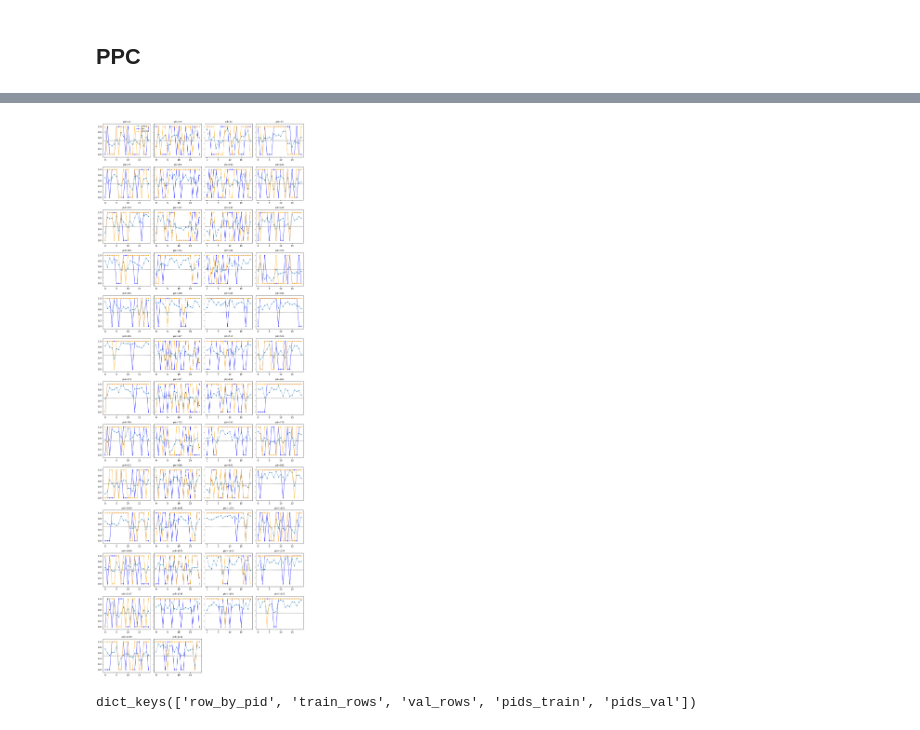
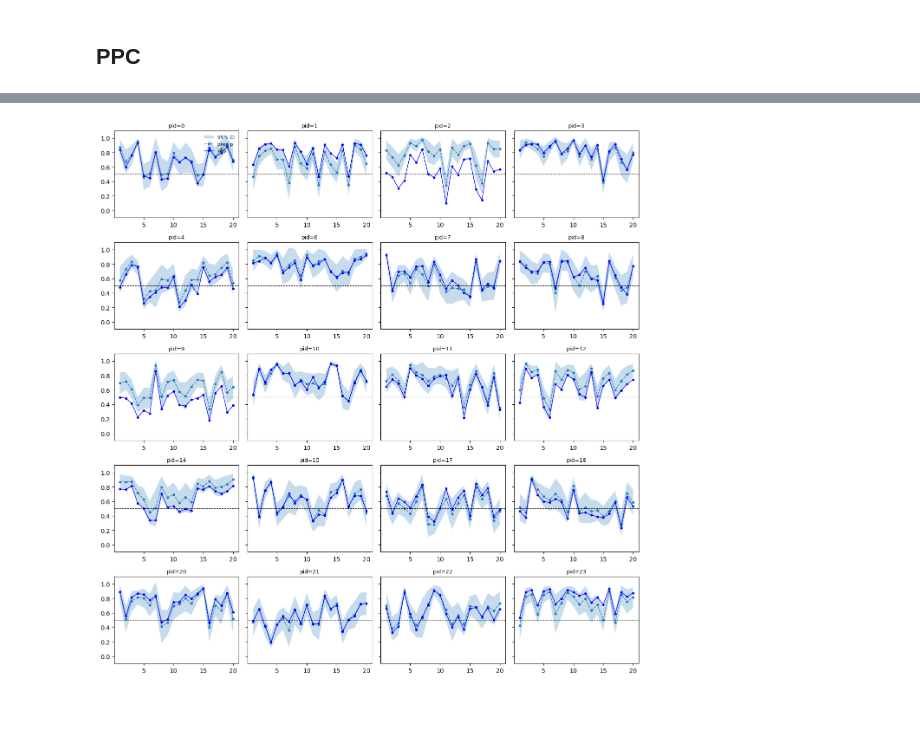
Before and after one commit to Ali-Setareh/SeqGPLVM_FEMSM, a Jupyter notebook: notebooks/model_inspection.ipynb, the cells around one changed output, grey strips where cells are left out. Saved outputs shown, nothing was run; the diff lists cells and outputs as text; code cells hidden in the pictures.

```diff
--- a/notebooks/model_inspection.ipynb
+++ b/notebooks/model_inspection.ipynb
@@ -62,7 +62,7 @@ print(df_idx.shape)
 48	821f6a991a
 49	1fd206a4f4
 # %%
-model_name = "seqgplvm_val"
+model_name = "seqgplvm"
 device = "cuda"
 tid = 9
 train_id = df_idx.train_id.unique()[tid]
@@ -133,7 +120,7 @@ plt.hist(param_hist["gps.10.variational_strategy.inducing_points"][0][:,2])
 # %%
 from utils.inspectors import plot_param_history
 
-key = 'Z_val.q_mu'
+key = 'Z.q_mu'
 fig = plot_param_history(param_hist = param_hist, key= key, ls_num=3, x_start= 0, x_step=config["logging"]["param_logging_freq"])
 fig
 # %% [output]
@@ -219,6 +206,7 @@ import torch
 from utils.propensity import propensity_dir
 path = propensity_dir(cwd/Path("./results").expanduser(), "seqgplvm", train_id)
 payload = torch.load(path/f"loggps_{train_id}.pt", map_location="cpu")
+propensity_score = payload["propensity"]
 # %% [output]
 You are using `torch.load` with `weights_only=False` (the current default value), which uses the default pickle module implicitly. It is possible to construct malicious pickle data which will execute  ...
 # %% [markdown]
@@ -235,3 +222,0 @@ plt.show()
-# %%
-propensity_score =  payload["log_gps"].exp()
-a_samples = payload["A_samples"]
@@ -251,56 +245,52 @@ plt.legend()
 import numpy as np
 import matplotlib.pyplot as plt
 
-def plot_patient_grid(pids, a_predicted, df, id2row=None, ncols=4):
+def plot_patient_grid(pids, df, ncols=4):
     """
     pids: list of patient_ids to show
-    a_predicted: array-like (N,T) of predicted probs (indexed by row), or dict pid->(T,)
     df: DataFrame with columns ['patient_id','t','D'] (or at least patient_id & D in order)
-    id2row: optional dict pid->row index (if a_predicted is (N,T) by row)
     ncols: number of columns in the grid
     """
     n = len(pids)
     ncols = min(ncols, n)
     nrows = int(np.ceil(n / ncols))
     fig, axes = plt.subplots(nrows, ncols, figsize=(3.2*ncols, 2.6*nrows), sharey=True)
     axes = np.atleast_1d(axes).ravel()
 
     for ax, pid in zip(axes, pids):
         # get predicted traj
-        if isinstance(a_predicted, dict):
-            pred = np.asarray(a_predicted[pid])
-        else:
-            row = id2row[pid] if id2row is not None else pid
-            pred = np.asarray(a_predicted[row])
+        t = df.loc[df.patient_id == pid, "t"].to_numpy()
+        pred = df.loc[df.patient_id == pid, "phat_mean"].to_numpy()
 
         # get observed traj (assumes rows are in time order)
-        obs = df.loc[df.patient_id == pid, "D"].to_numpy()
+        obs = df.loc[df.patient_id == pid, "p_true"].to_numpy()
 
-        ax.plot(pred, "--.", lw=1, label="pred p")
-        ax.plot(obs, ".-", c="blue", lw=1, label="obs")
-        ax.plot((pred >= 0.5).astype(int), ".-", c="orange", lw=1, label="pred 0/1")
+
+
+        # confidence band
+        lo = df.loc[df.patient_id == pid, "phat_mean"] - 1.96 * df.loc[df.patient_id == pid, "phat_std"]
+        hi = df.loc[df.patient_id == pid, "phat_mean"] + 1.96 * df.loc[df.patient_id == pid, "phat_std"]
+        ax.fill_between(t, lo, hi, alpha=0.25, linewidth=0, label="95% CI")
+
+        ax.plot(t,pred, "--.", lw=1, label="pred p")
+        ax.plot(t,obs, ".-", c="blue", lw=1, label="obs")
+        #ax.plot((pred >= 0.5).astype(int), ".-", c="orange", lw=1, label="pred 0/1")
         ax.axhline(0.5, color="k", ls="--", lw=0.8)
         ax.set_ylim(-0.1, 1.1)
         ax.set_title(f"pid={pid}", fontsize=9)
 
     # hide any unused panels
     for ax in axes[n:]:
         ax.axis("off")
 
     # one legend
     handles, labels = axes[0].get_legend_handles_labels()
     handles, labels = axes.flat[0].get_legend_handles_labels()
     axes.flat[0].legend(handles, labels, loc="upper right", frameon=False, fontsize=8)
     plt.tight_layout()
     plt.show()
 
 pids_to_show = sorted(payload["index"]["pids_train"])  # pick any
-#plot_patient_grid(pids_to_show, a_predicted, df, id2row=None, ncols=4)
-
-plot_patient_grid(sorted(payload["index"]["pids_val"][:50]), a_predicted, df, id2row=None, ncols=4)
+plot_patient_grid(pids_to_show[:20], df_phat, ncols=4)
 # %% [output]
-[figure, old version]
+[figure, new version]
-# %%
-payload["index"].keys()
-# %% [output]
-dict_keys(['row_by_pid', 'train_rows', 'val_rows', 'pids_train', 'pids_val'])
```
Also changed, not shown: parts of 25 cells of this notebook, 5 other files.
